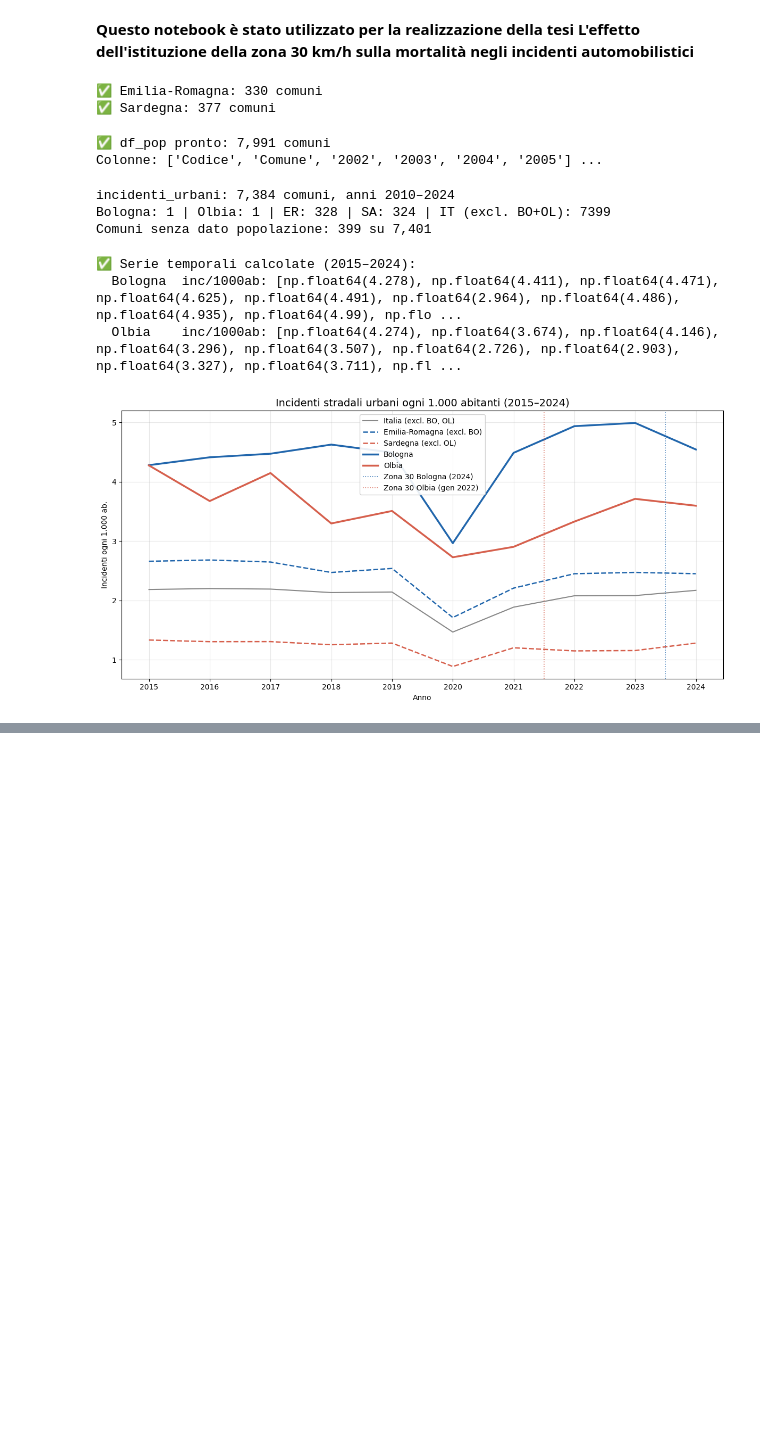
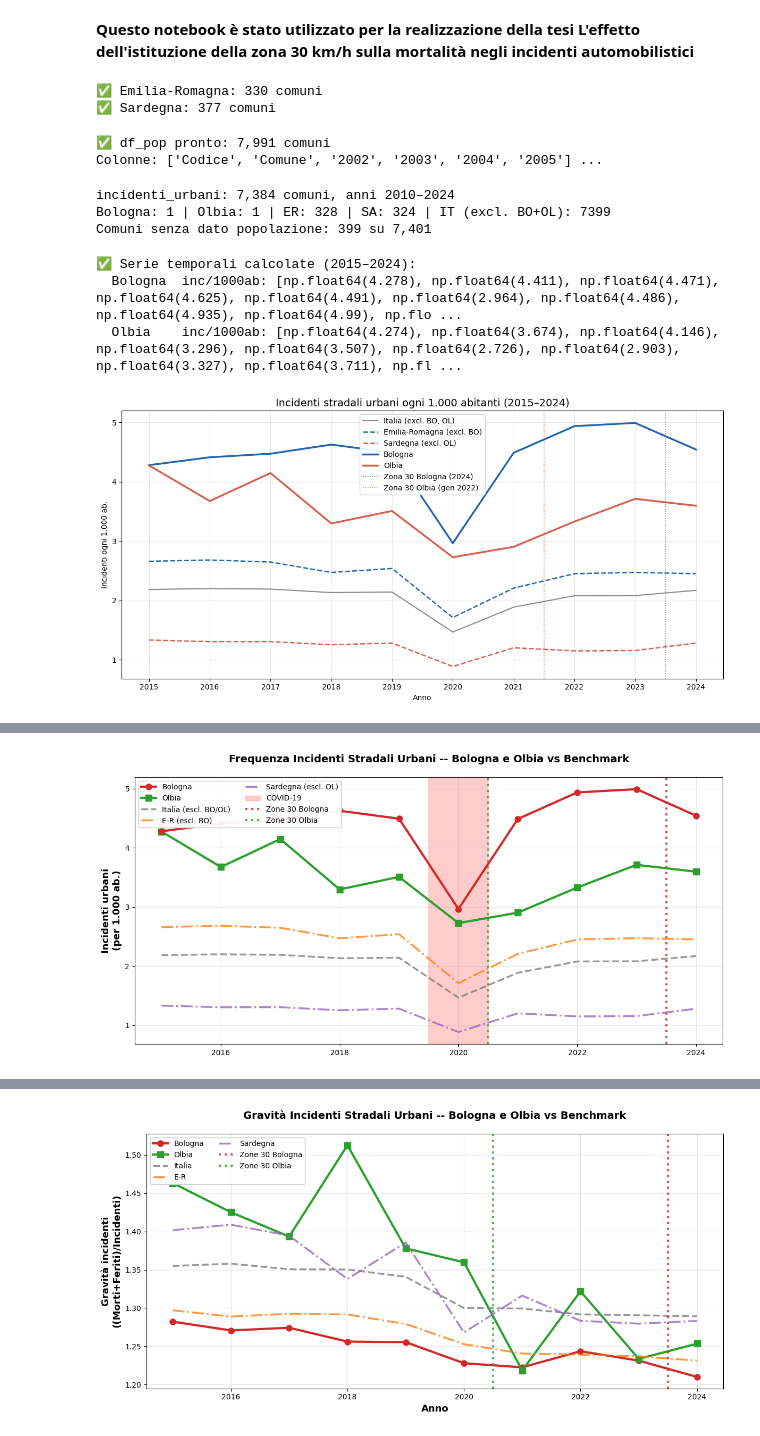
Before and after one commit to epicariello/zone30, a Jupyter notebook: Zone30.ipynb, the cells around one changed output, grey strips where cells are left out. Cells and saved outputs as stored; diff of their text form; code cells hidden in the pictures; blank space fills up the shorter version.

```diff
--- a/Zone30.ipynb
+++ b/Zone30.ipynb
@@ -218,0 +253,66 @@ display(df_grav.style
+# %%
+import matplotlib.pyplot as plt
+
+# GRAFICO 1: Solo FREQUENZA (df_inc)
+fig1, ax1 = plt.subplots(figsize=(12, 6))
+
+anni = df_inc.index.tolist()
+
+ax1.plot(anni, df_inc['Bologna'], 'o-', linewidth=3, markersize=8,
+         color='#d62728', label='Bologna', zorder=5)
+ax1.plot(anni, df_inc['Olbia'], 's-', linewidth=3, markersize=8,
+         color='#2ca02c', label='Olbia', zorder=4)
+ax1.plot(anni, df_inc['Italia (escl. BO, OL)'], '--', linewidth=2.5,
+         color='gray', alpha=0.8, label='Italia (escl. BO/OL)')
+ax1.plot(anni, df_inc['Emilia-R. (escl. BO)'], '-.', linewidth=2.5,
+         color='#ff7f0e', alpha=0.8, label="E-R (escl. BO)")
+ax1.plot(anni, df_inc['Sardegna (escl. OL)'], '-.', linewidth=2.5,
+         color='#9467bd', alpha=0.8, label="Sardegna (escl. OL)")
+
+# Evidenziazioni
+ax1.axvspan(2019.5, 2020.5, alpha=0.2, color='red', label='COVID-19')
+ax1.axvline(x=2023.5, color='#d62728', linestyle=':', linewidth=3, alpha=0.8, label='Zone 30 Bologna')
+ax1.axvline(x=2020.5, color='#2ca02c', linestyle=':', linewidth=3, alpha=0.8, label='Zone 30 Olbia')
+
+ax1.set_ylabel('Incidenti urbani\n(per 1.000 ab.)', fontsize=13, fontweight='bold')
+ax1.set_title('Frequenza Incidenti Stradali Urbani -- Bologna e Olbia vs Benchmark',
+              fontsize=14, fontweight='bold', pad=20)
+ax1.legend(loc='upper left', framealpha=0.95, fontsize=10, ncol=2)
+ax1.grid(True, alpha=0.3)
+
+plt.tight_layout()
+plt.savefig('grafico_frequenza_incidenti.png', dpi=300, bbox_inches='tight', facecolor='white')
+plt.show()
+files.download('grafico_frequenza_incidenti.png')
+
+# GRAFICO 2: Solo GRAVITÀ (df_grav)
+fig2, ax2 = plt.subplots(figsize=(12, 6))
+
+ax2.plot(anni, df_grav['Bologna'], 'o-', linewidth=3, markersize=8,
+         color='#d62728', label='Bologna')
+ax2.plot(anni, df_grav['Olbia'], 's-', linewidth=3, markersize=8,
+         color='#2ca02c', label='Olbia')
+ax2.plot(anni, df_grav['Italia (escl. BO, OL)'], '--', linewidth=2.5,
+         color='gray', alpha=0.8, label='Italia')
+ax2.plot(anni, df_grav['Emilia-R. (escl. BO)'], '-.', linewidth=2.5,
+         color='#ff7f0e', alpha=0.8, label="E-R")
+ax2.plot(anni, df_grav['Sardegna (escl. OL)'], '-.', linewidth=2.5,
+         color='#9467bd', alpha=0.8, label="Sardegna")
+
+# Solo Zone 30 (COVID già nel primo grafico)
+ax2.axvline(x=2023.5, color='#d62728', linestyle=':', linewidth=3, alpha=0.8, label='Zone 30 Bologna')
+ax2.axvline(x=2020.5, color='#2ca02c', linestyle=':', linewidth=3, alpha=0.8, label='Zone 30 Olbia')
+
+ax2.set_xlabel('Anno', fontsize=13, fontweight='bold')
+ax2.set_ylabel('Gravità incidenti\n((Morti+Feriti)/Incidenti)', fontsize=13, fontweight='bold')
+ax2.set_title('Gravità Incidenti Stradali Urbani -- Bologna e Olbia vs Benchmark',
+              fontsize=14, fontweight='bold', pad=20)
+ax2.legend(loc='upper left', framealpha=0.95, fontsize=10, ncol=2)
+ax2.grid(True, alpha=0.3)
+
+plt.tight_layout()
+plt.savefig('grafico_gravita_incidenti.png', dpi=300, bbox_inches='tight', facecolor='white')
+plt.show()
+files.download('grafico_gravita_incidenti.png')
+# %% [output]
+[figure, added]
@@ -218,0 +321 @@ display(df_grav.style
+[figure, added]
```
Also changed, not shown: parts of 7 cells of this notebook.
